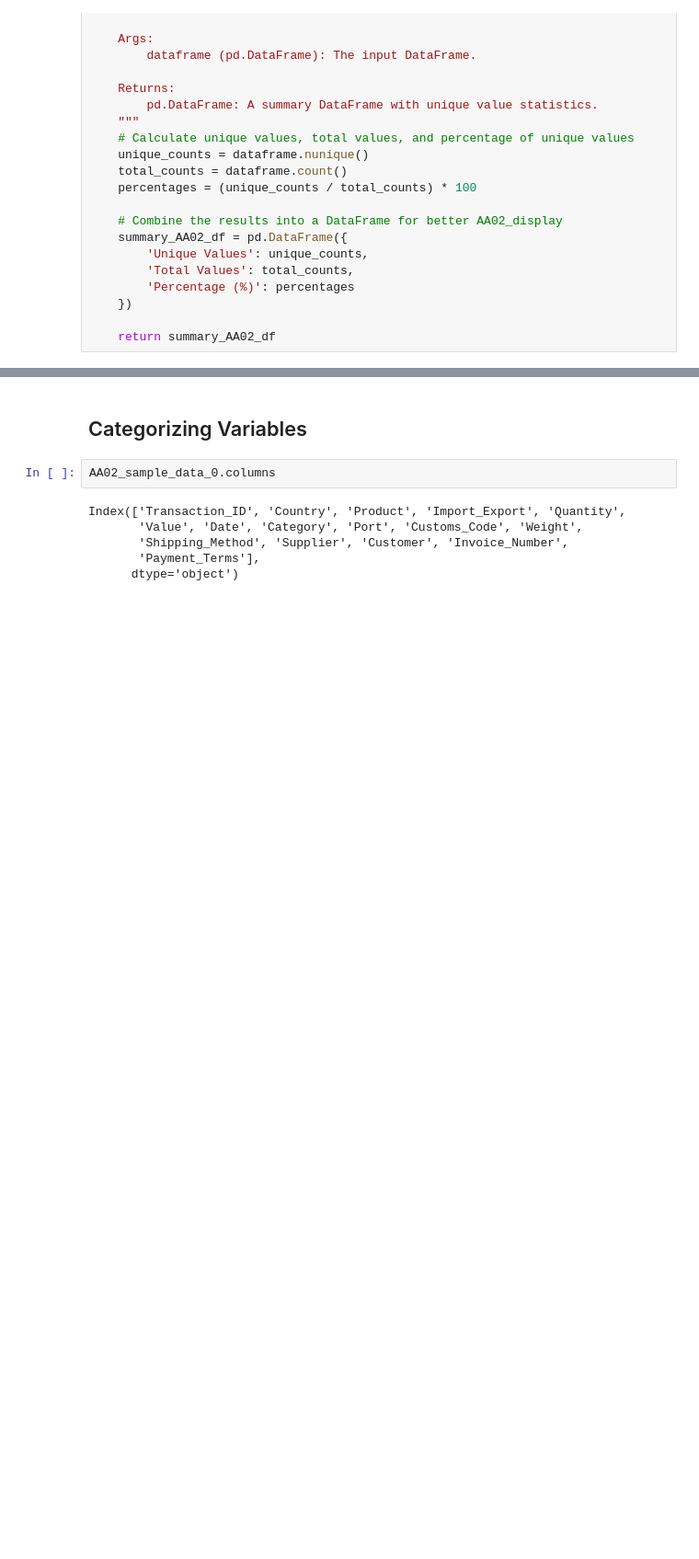
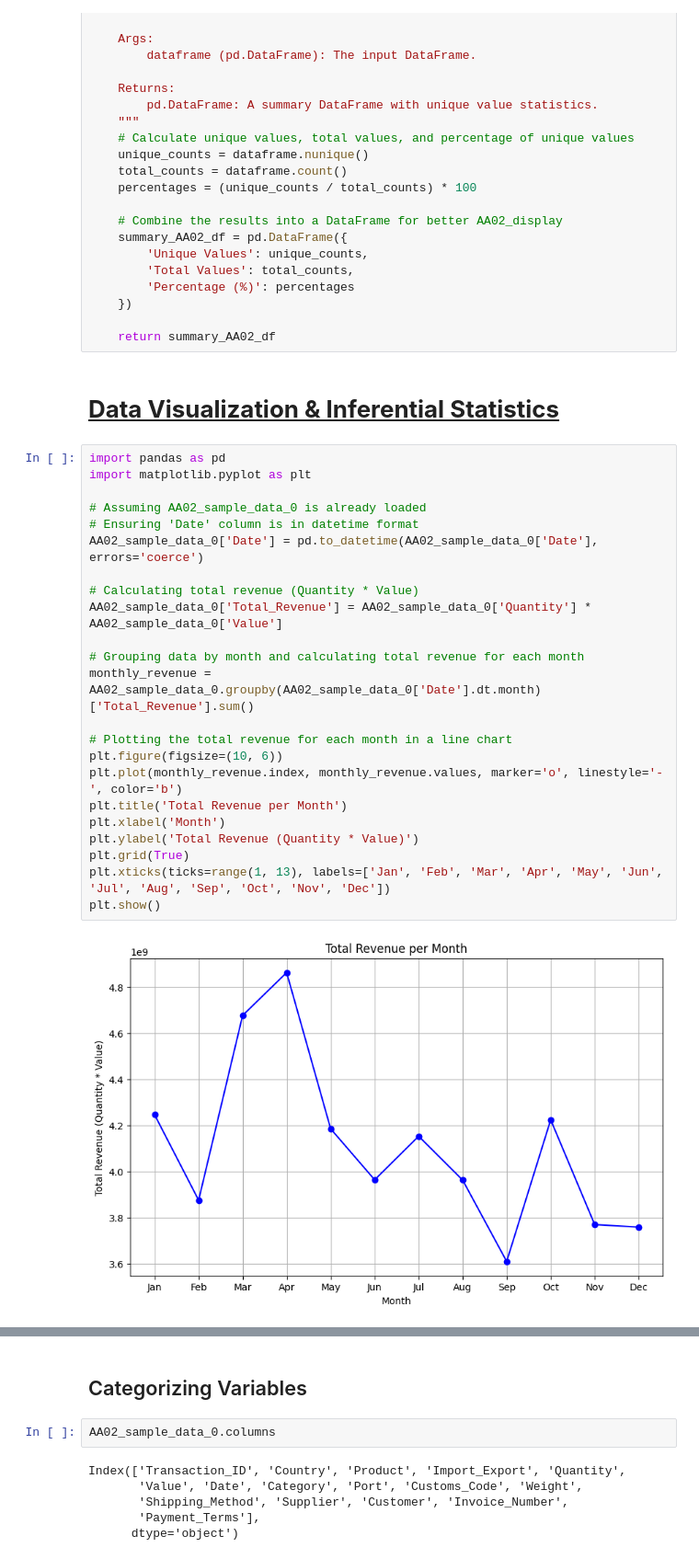
Before and after one commit to Abhijeet055002/Trimester-2-Project-1, a Jupyter notebook: Project_1_Term_2.ipynb, the cells around one changed output, grey strips where cells are left out. Shown at 92% size. Drawn from its saved outputs; the diff is of its cells as text; blank space fills up the shorter version.

```diff
--- a/Project_1_Term_2.ipynb
+++ b/Project_1_Term_2.ipynb
@@ -255,3 +253,30 @@ def AA02_check_unique_values(dataframe):
     })
 
     return summary_AA02_df
+# %% [markdown]
+# **<u>Data Visualization & Inferential Statistics</u>**
+# %%
+import pandas as pd
+import matplotlib.pyplot as plt
+
+# Assuming AA02_sample_data_0 is already loaded
+# Ensuring 'Date' column is in datetime format
+AA02_sample_data_0['Date'] = pd.to_datetime(AA02_sample_data_0['Date'], errors='coerce')
+
+# Calculating total revenue (Quantity * Value)
+AA02_sample_data_0['Total_Revenue'] = AA02_sample_data_0['Quantity'] * AA02_sample_data_0['Value']
+
+# Grouping data by month and calculating total revenue for each month
+monthly_revenue = AA02_sample_data_0.groupby(AA02_sample_data_0['Date'].dt.month)['Total_Revenue'].sum()
+
+# Plotting the total revenue for each month in a line chart
+plt.figure(figsize=(10, 6))
+plt.plot(monthly_revenue.index, monthly_revenue.values, marker='o', linestyle='-', color='b')
+plt.title('Total Revenue per Month')
+plt.xlabel('Month')
+plt.ylabel('Total Revenue (Quantity * Value)')
+plt.grid(True)
+plt.xticks(ticks=range(1, 13), labels=['Jan', 'Feb', 'Mar', 'Apr', 'May', 'Jun', 'Jul', 'Aug', 'Sep', 'Oct', 'Nov', 'Dec'])
+plt.show()
+# %% [output]
+[figure, added]
```
Also changed, not shown: parts of 15 cells of this notebook.
